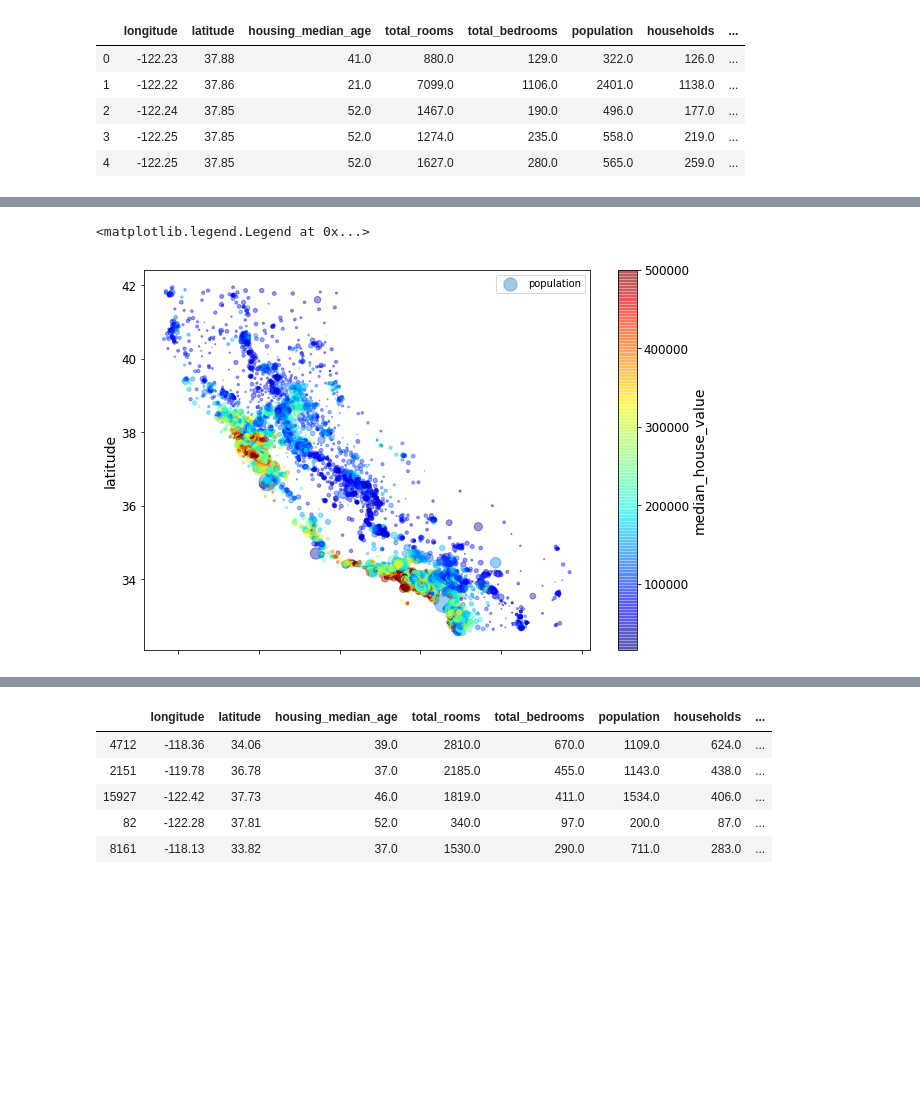
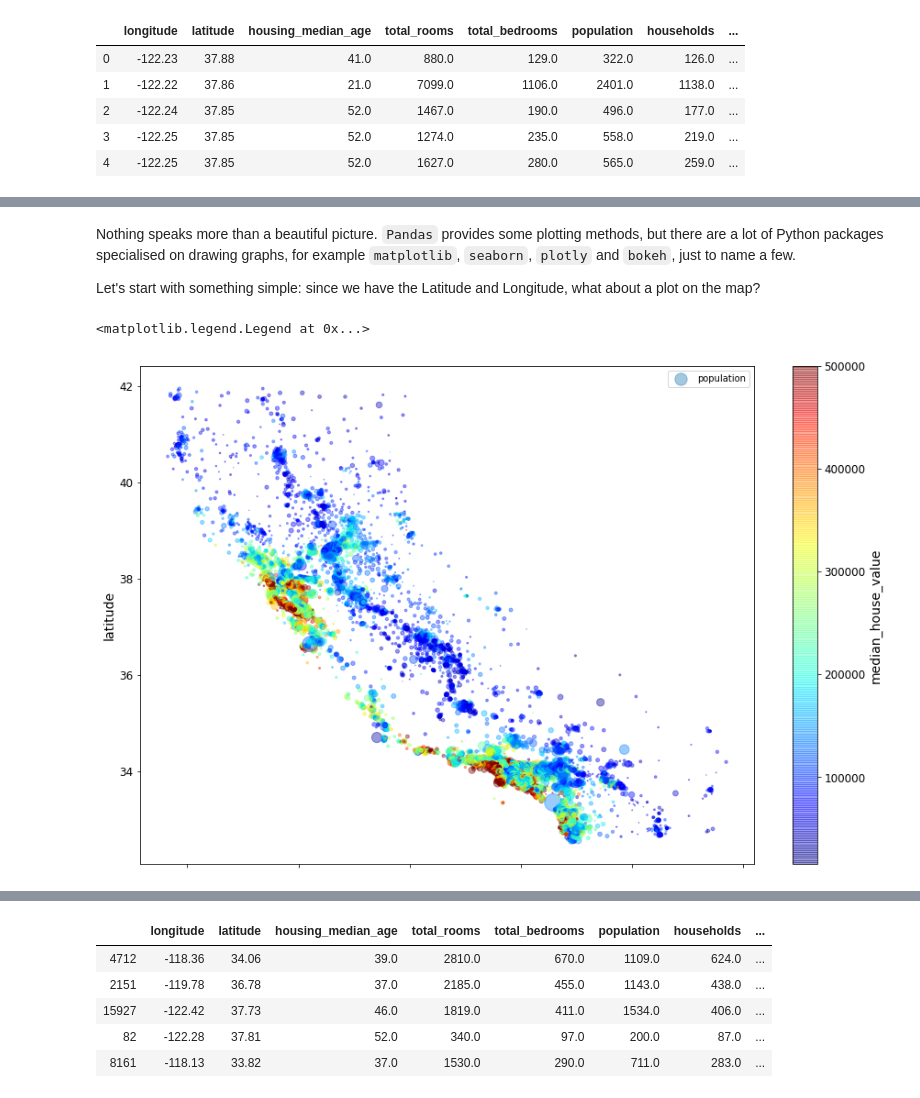
Before and after one commit to comsaint/scl-dsb, a Jupyter notebook: 01 Supervised Learning.ipynb, the cells around one changed output, grey strips where cells are left out. Cells and saved outputs as stored; diff of their text form; code cells hidden in the pictures; blank space fills up the shorter version.

```diff
--- a/01 Supervised Learning.ipynb
+++ b/01 Supervised Learning.ipynb
@@ -62,12 +95,17 @@ housing.head()
+# %% [markdown]
+Nothing speaks more than a beautiful picture. `Pandas` provides some plotting methods, but there are a lot of Python packages specialised on drawing graphs, for example `matplotlib`, `seaborn`, `plotly` and `bokeh`, just to name a few.
+
+Let's start with something simple: since we have the Latitude and Longitude, what about a plot on the map?
 # %%
 # plot 3D
 # each dot is one sample on map, size of a dot proportional to population and color represents media house price.
+# you may try to overlay an actual geographic map below the points!
 
 housing.plot(kind="scatter", x="longitude", y="latitude", alpha=0.4,
-s=housing["population"]/100, label="population", figsize=(10,7),
+s=housing["population"]/100, label="population", figsize=(15,10),
 c="median_house_value", cmap=plt.get_cmap("jet"), colorbar=True,
 )
 plt.legend()
 # %% [output]
 <matplotlib.legend.Legend at 0x...>
-[figure, old version]
+[figure, new version]
```
Also changed, not shown: parts of 39 cells of this notebook.
